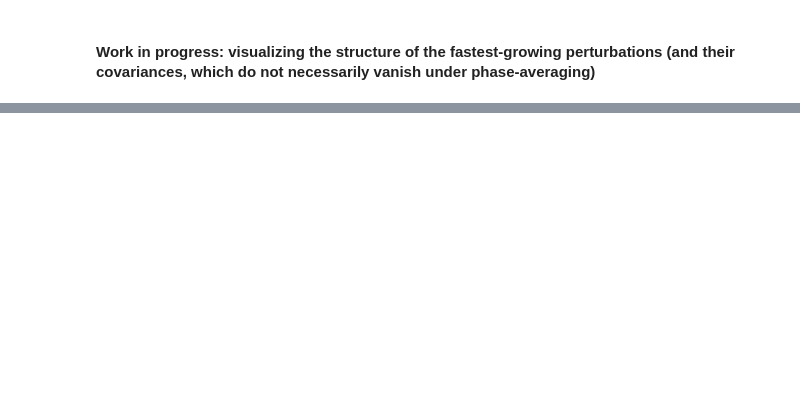
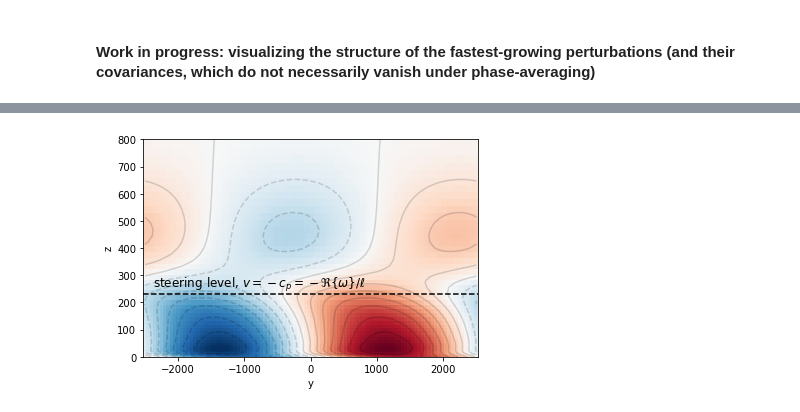
Before and after one commit to hdrake/bmli-linear, a Jupyter notebook: examples/evp_replicate_Wenegrat2018_growth_rates.ipynb, the cells around one changed output, grey strips where cells are left out. Saved outputs shown, nothing was run; the diff lists cells and outputs as text; code cells hidden in the pictures; blank space fills up the shorter version.

```diff
--- a/examples/evp_replicate_Wenegrat2018_growth_rates.ipynb
+++ b/examples/evp_replicate_Wenegrat2018_growth_rates.ipynb
@@ -283,0 +437,11 @@ solver.set_state(idx, solver.subsystems[0])
+# %%
+plt.pcolor(ph/l, z, b_mode, cmap=plt.get_cmap("RdBu_r"))
+plt.contour(ph/l, z, b_mode, colors="k", alpha=0.15, levels=15)
+plt.ylim(0, 800)
+plt.xlabel("y")
+plt.ylabel("z")
+
+plt.axhline(steerlevel, color="k", linestyle="--")
+plt.annotate(r"steering level, $v = - c_{p} = - \Re\{ω\}/\ell$", (-np.pi*0.95/l, steerlevel*1.1), fontsize=12);
+# %% [output]
+[figure, added]
```
Also changed, not shown: parts of 12 cells of this notebook.
